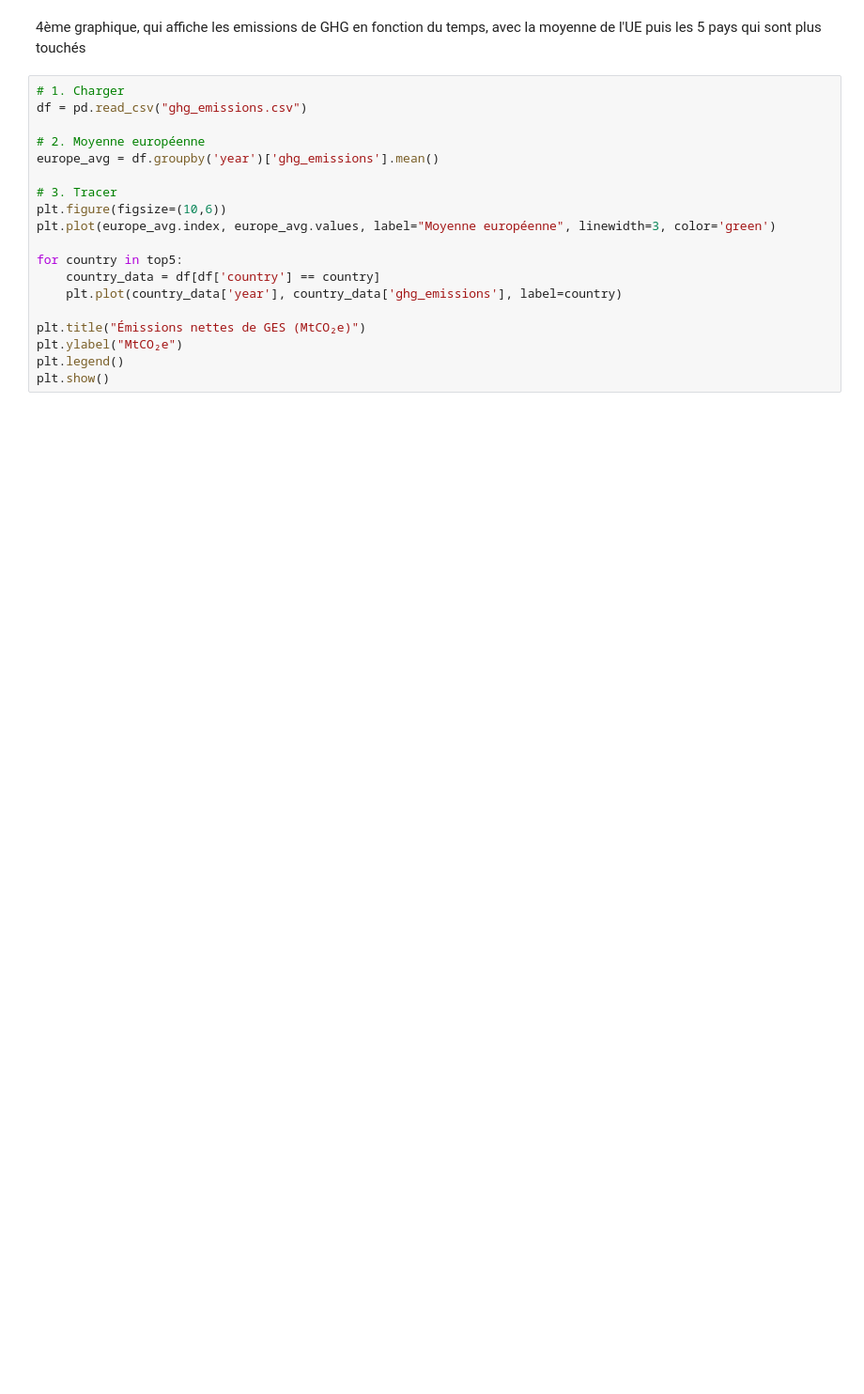
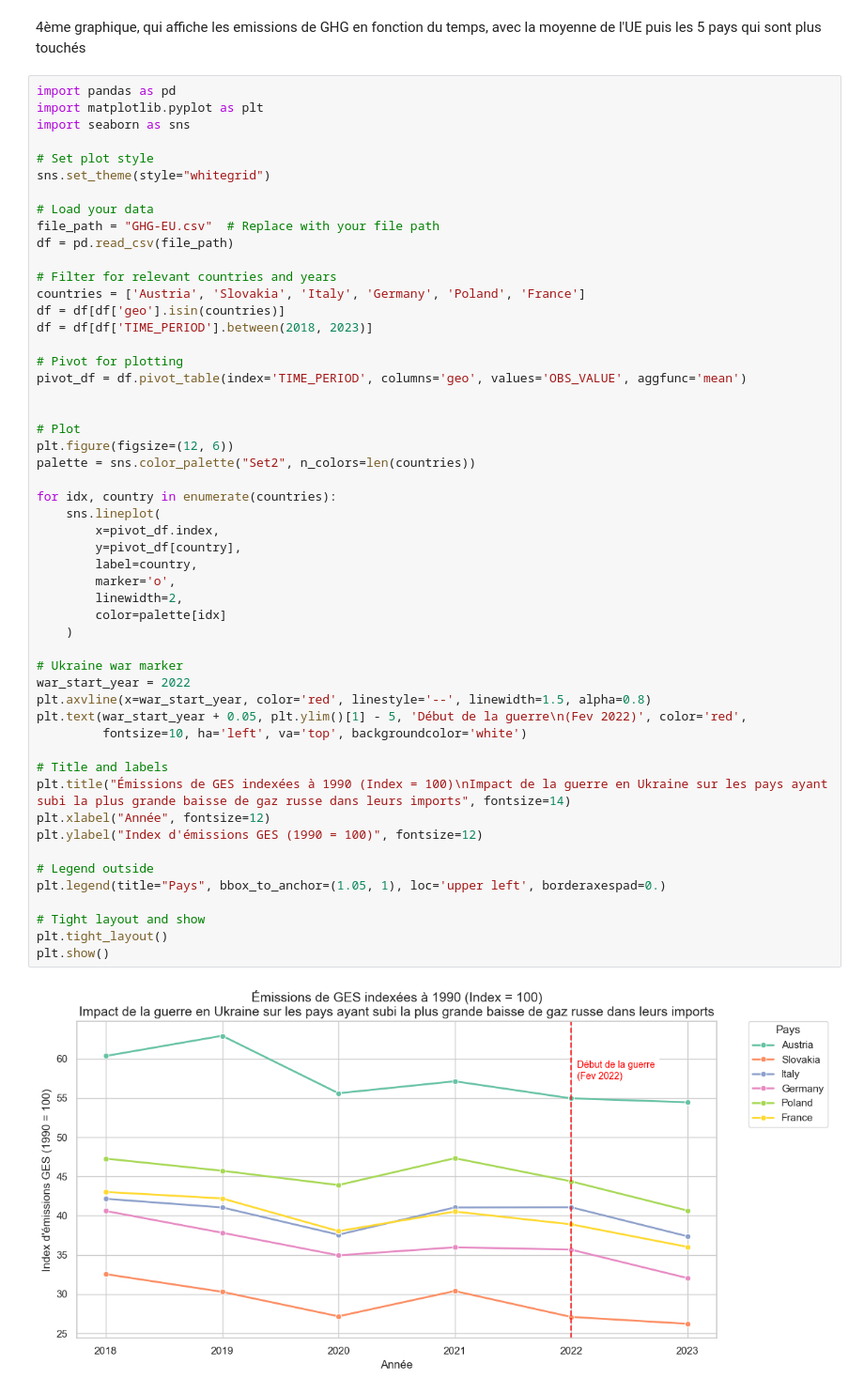
Before and after one commit to RaphLC16/M1EDE, a Jupyter notebook: prod_try.ipynb, the cells around one changed output. Shown at 94% size. Saved outputs shown, nothing was run; the diff lists cells and outputs as text; blank space fills up the shorter version.

```diff
--- a/prod_try.ipynb
+++ b/prod_try.ipynb
@@ -237,21 +274,56 @@ plt.show()
 # %% [markdown]
 4ème graphique, qui affiche les emissions de GHG en fonction du temps, avec la moyenne de l'UE puis les 5 pays qui sont plus touchés
 # %%
-# 1. Charger
-df = pd.read_csv("ghg_emissions.csv")
+import pandas as pd
+import matplotlib.pyplot as plt
+import seaborn as sns
 
-# 2. Moyenne européenne
-europe_avg = df.groupby('year')['ghg_emissions'].mean()
+# Set plot style
+sns.set_theme(style="whitegrid")
 
-# 3. Tracer
-plt.figure(figsize=(10,6))
-plt.plot(europe_avg.index, europe_avg.values, label="Moyenne européenne", linewidth=3, color='green')
+# Load your data
+file_path = "GHG-EU.csv"  # Replace with your file path
+df = pd.read_csv(file_path)
 
-for country in top5:
-    country_data = df[df['country'] == country]
-    plt.plot(country_data['year'], country_data['ghg_emissions'], label=country)
+# Filter for relevant countries and years
+countries = ['Austria', 'Slovakia', 'Italy', 'Germany', 'Poland', 'France']
+df = df[df['geo'].isin(countries)]
+df = df[df['TIME_PERIOD'].between(2018, 2023)]
 
-plt.title("Émissions nettes de GES (MtCO₂e)")
-plt.ylabel("MtCO₂e")
-plt.legend()
+# Pivot for plotting
+pivot_df = df.pivot_table(index='TIME_PERIOD', columns='geo', values='OBS_VALUE', aggfunc='mean')
+
+
+# Plot
+plt.figure(figsize=(12, 6))
+palette = sns.color_palette("Set2", n_colors=len(countries))
+
+for idx, country in enumerate(countries):
+    sns.lineplot(
+        x=pivot_df.index,
+        y=pivot_df[country],
+        label=country,
+        marker='o',
+        linewidth=2,
+        color=palette[idx]
+    )
+
+# Ukraine war marker
+war_start_year = 2022
+plt.axvline(x=war_start_year, color='red', linestyle='--', linewidth=1.5, alpha=0.8)
+plt.text(war_start_year + 0.05, plt.ylim()[1] - 5, 'Début de la guerre\n(Fev 2022)', color='red',
+         fontsize=10, ha='left', va='top', backgroundcolor='white')
+
+# Title and labels
+plt.title("Émissions de GES indexées à 1990 (Index = 100)\nImpact de la guerre en Ukraine sur les pays ayant subi la plus grande baisse de gaz russe dans leurs imports", fontsize=14)
+plt.xlabel("Année", fontsize=12)
+plt.ylabel("Index d'émissions GES (1990 = 100)", fontsize=12)
+
+# Legend outside
+plt.legend(title="Pays", bbox_to_anchor=(1.05, 1), loc='upper left', borderaxespad=0.)
+
+# Tight layout and show
+plt.tight_layout()
 plt.show()
+# %% [output]
+[figure, added]
```
Also changed, not shown: parts of 20 cells of this notebook, 6 other files.
